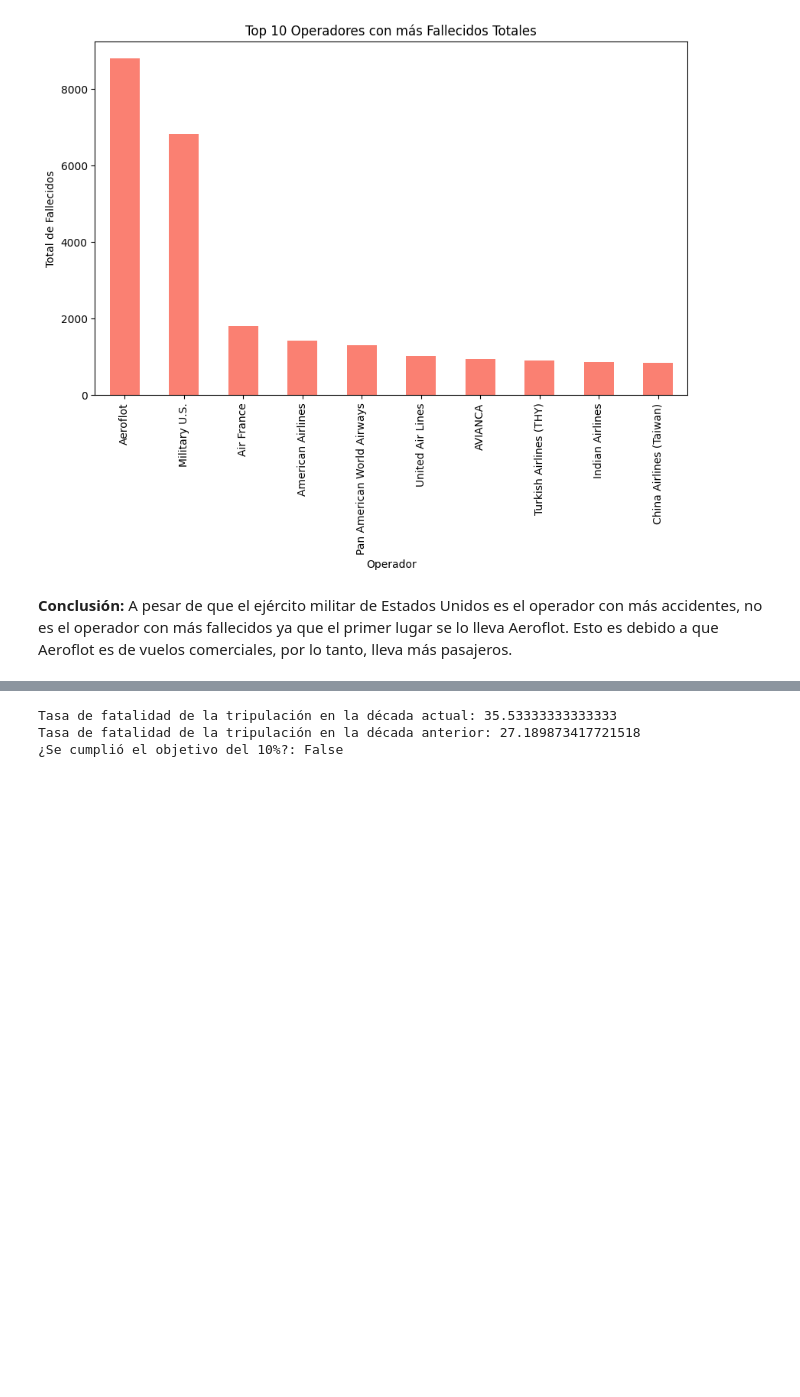
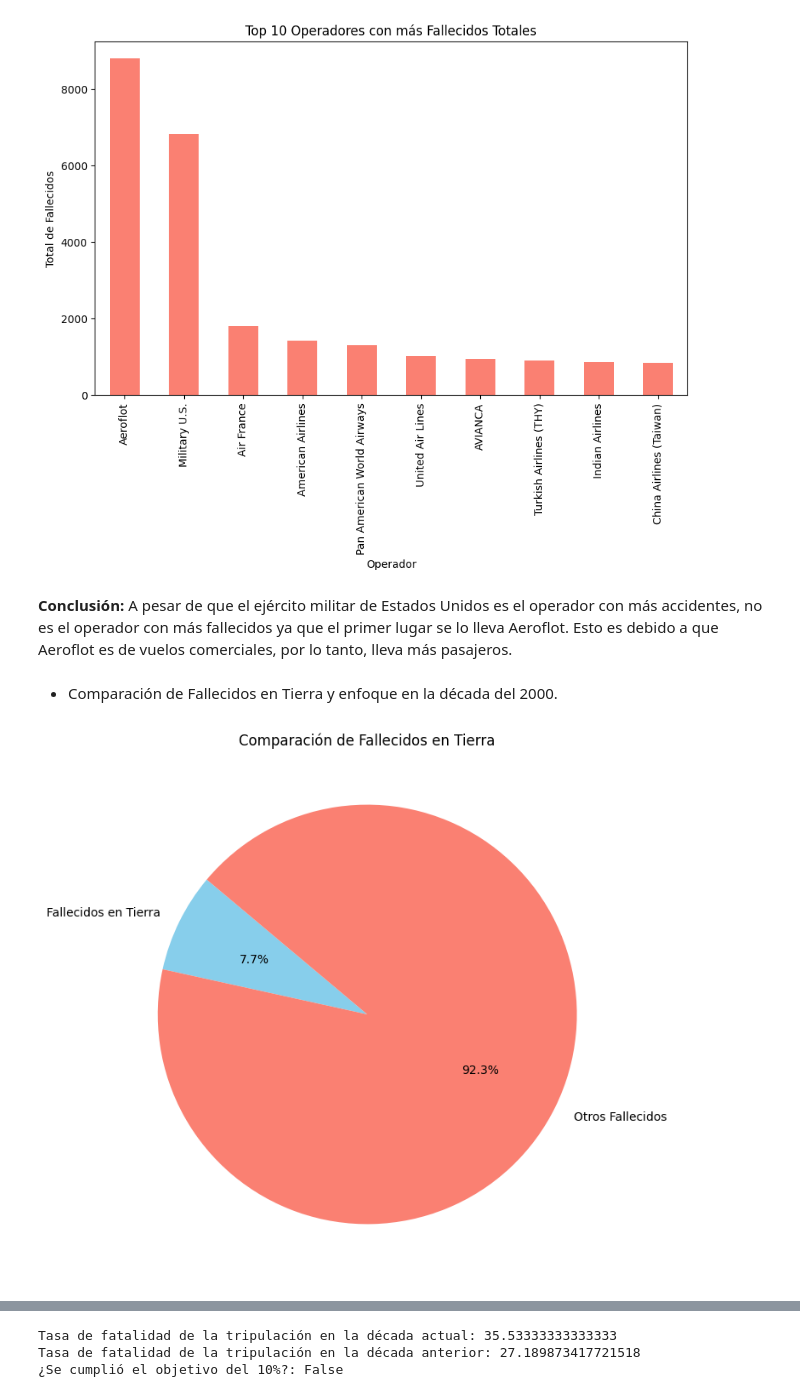
Before and after one commit to Blackie279/Accidentes-Aereos, a Jupyter notebook: EDA.ipynb, the cells around one changed output, grey strips where cells are left out. Saved outputs shown, nothing was run; the diff lists cells and outputs as text; code cells hidden in the pictures; blank space fills up the shorter version.

```diff
--- a/EDA.ipynb
+++ b/EDA.ipynb
@@ -322,3 +322,21 @@ plt.show()
 [figure]
 # %% [markdown]
 **Conclusión:** A pesar de que el ejército militar de Estados Unidos es el operador con más accidentes, no es el operador con más fallecidos ya que el primer lugar se lo lleva Aeroflot. Esto es debido a que Aeroflot es de vuelos comerciales, por lo tanto, lleva más pasajeros.
+# %% [markdown]
+- Comparación de Fallecidos en Tierra y enfoque en la década del 2000.
+# %%
+# Calcular la cantidad de fallecidos en tierra y en otros lugares
+fallecidos_tierra = df_accidentes['fallecidos_en_tierra'].sum()
+fallecidos_otros = df_accidentes['fallecidos_totales'].sum() - fallecidos_tierra
+
+# Etiquetas y valores para el gráfico
+etiquetas = ['Fallecidos en Tierra', 'Otros Fallecidos']
+valores = [fallecidos_tierra, fallecidos_otros]
+
+# Crear el gráfico circular
+plt.figure(figsize=(8, 8))
+plt.pie(valores, labels=etiquetas, autopct='%1.1f%%', startangle=140, colors=['skyblue', 'salmon'])
+plt.title('Comparación de Fallecidos en Tierra')
+plt.show()
+# %% [output]
+[figure, added]
```
Also changed, not shown: parts of 5 cells of this notebook.
